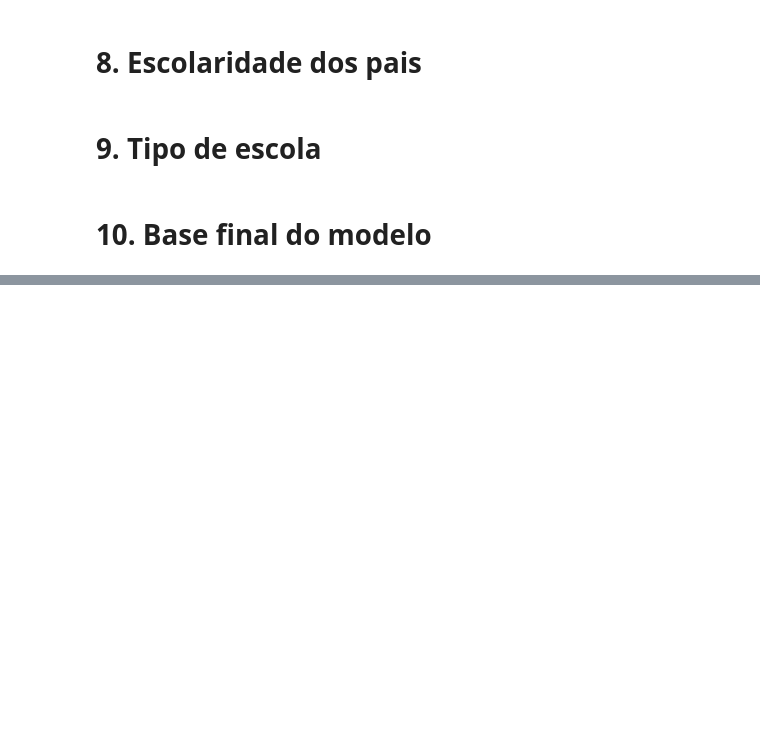
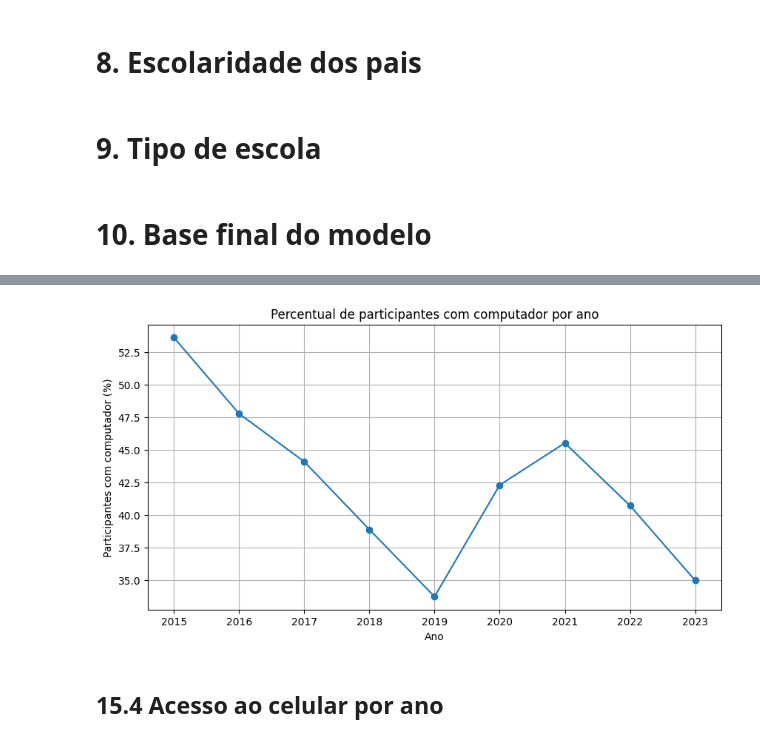
Before and after one commit to Antonio1H/tcc-enem-recursos-digitais, a Jupyter notebook: analiseMicrodadosEnemAnos.ipynb, the cells around one changed output, grey strips where cells are left out. Drawn from its saved outputs; the diff is of its cells as text; code cells hidden in the pictures; blank space fills up the shorter version.

```diff
--- a/analiseMicrodadosEnemAnos.ipynb
+++ b/analiseMicrodadosEnemAnos.ipynb
@@ -465,0 +743,10 @@ def criar_base_modelo(df):
+# %%
+computador_ano = (
+    df_longitudinal
+    .groupby("ANO")["COMPUTADOR"]
+    .mean()
+    .mul(100)
+    .reset_index()
+)
+
+computador_ano
@@ -465,0 +764,19 @@ def criar_base_modelo(df):
+# %%
+plt.figure(figsize=(10, 5))
+
+plt.plot(
+    computador_ano["ANO"],
+    computador_ano["COMPUTADOR"],
+    marker="o"
+)
+
+plt.title("Percentual de participantes com computador por ano")
+plt.xlabel("Ano")
+plt.ylabel("Participantes com computador (%)")
+plt.xticks(computador_ano["ANO"])
+plt.grid(True)
+plt.show()
+# %% [output]
+[figure, added]
+# %% [markdown]
+## 15.4 Acesso ao celular por ano
```
Also changed, not shown: parts of 50 cells of this notebook.
